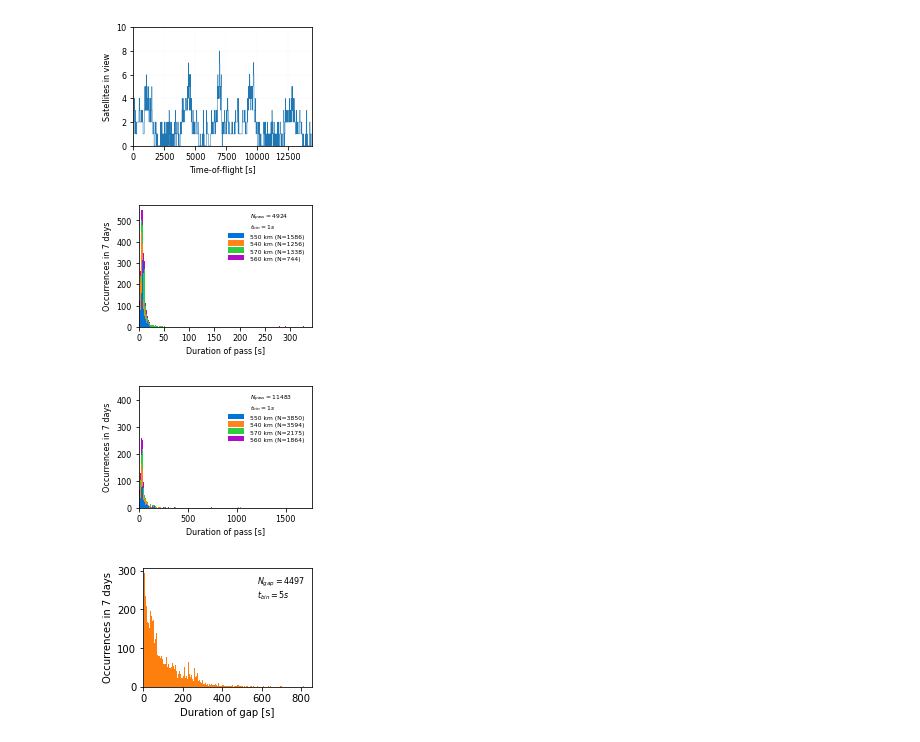
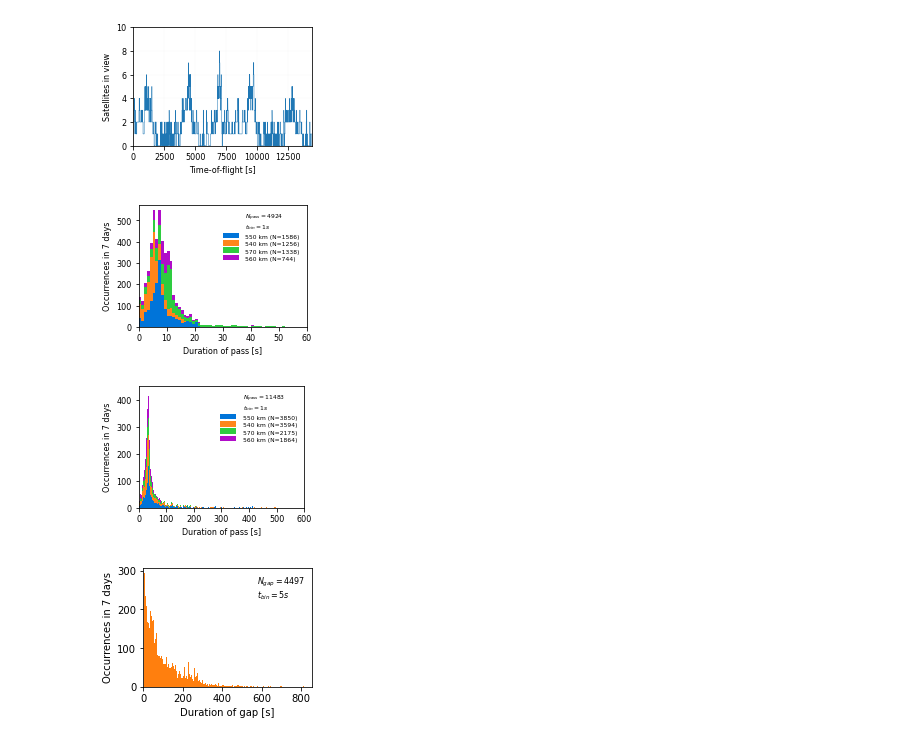
Before and after one commit to Josvth/hermes, a Jupyter notebook: visibility_analysis/SpaceX_00037/Analysis_SpaceX_00037.ipynb, the cells around one changed output. Saved outputs shown, nothing was run; the diff lists cells and outputs as text; code cells hidden in the pictures.

```diff
--- a/visibility_analysis/SpaceX_00037/Analysis_SpaceX_00037.ipynb
+++ b/visibility_analysis/SpaceX_00037/Analysis_SpaceX_00037.ipynb
@@ -307,37 +307,43 @@ def plot_pass_temporal_distribution(pass_df, bin_size = 5.0):
     r540_sat = np.isclose(pass_df.r_b_norm - Earth.R_mean.to(u.m).value, 540*1000, atol=100)
     r570_sat = np.isclose(pass_df.r_b_norm - Earth.R_mean.to(u.m).value, 570*1000, atol=100)
     r560_sat = np.isclose(pass_df.r_b_norm - Earth.R_mean.to(u.m).value, 560*1000, atol=100)
 
     durations_np = [durations_np[r550_sat], durations_np[r540_sat], durations_np[r570_sat], durations_np[r560_sat]]
 
     n, bins, patches = ax.hist(durations_np,
                                bins=bins,
                                histtype='bar',
                                stacked=True,
                                color=["#0074D9", "#FF851B", "#2ECC40", "#B10DC9"],
                                label=['550 km (N=%d)' % r550_sat.sum(),
                                       '540 km (N=%d)' % r540_sat.sum(),
                                       '570 km (N=%d)' % r570_sat.sum(),
                                       '560 km (N=%d)' % r560_sat.sum()])
 
     ax.set_xlabel('Duration of pass [s]')
     ax.set_ylabel('Occurrences in 7 days')
     ax.set_xlim((0, ax.get_xlim()[1]))
 
     ax.legend(loc='upper right', frameon=False, labelspacing=0.1, fontsize=8)
 
-plot_pass_temporal_distribution(pass_500km_df, bin_size=1.0)
+    return ax
+
+ax = plot_pass_temporal_distribution(pass_500km_df, bin_size=1)
+ax.set_xlim((0, 60))
+
 apply_report_formatting()
 plt.savefig(figures_dir + '/SpaceX_00037_pass_distribution_500km97deg.pdf')
 plt.show()
 
-plot_pass_temporal_distribution(pass_400km_df, bin_size=1.0)
+ax = plot_pass_temporal_distribution(pass_400km_df, bin_size=1.0)
+ax.set_xlim((0, 600))
+
 apply_report_formatting()
 plt.savefig(figures_dir + '/SpaceX_00037_pass_distribution_400km51deg.pdf')
 plt.show()
 # %% [output]
-[figure, old version]
+[figure, new version]
-[figure, old version]
+[figure, new version]
 # %%
 def plot_gap_temporal_distribution(gaps_df, bin_size = 5.0):
 
```
Also changed, not shown: 2 other files.
